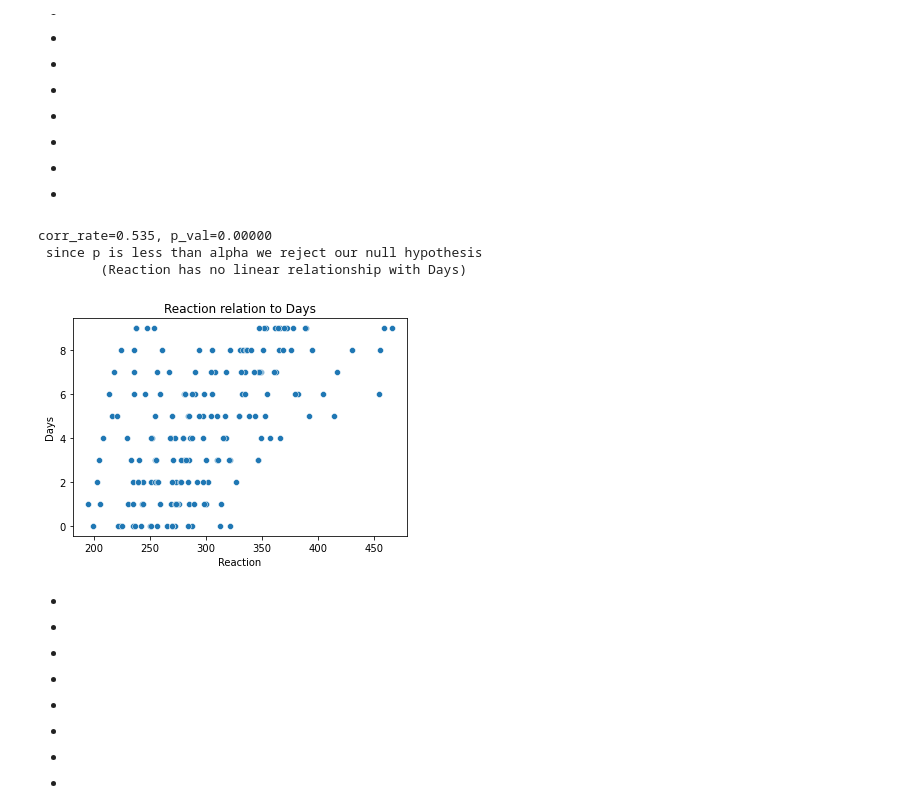
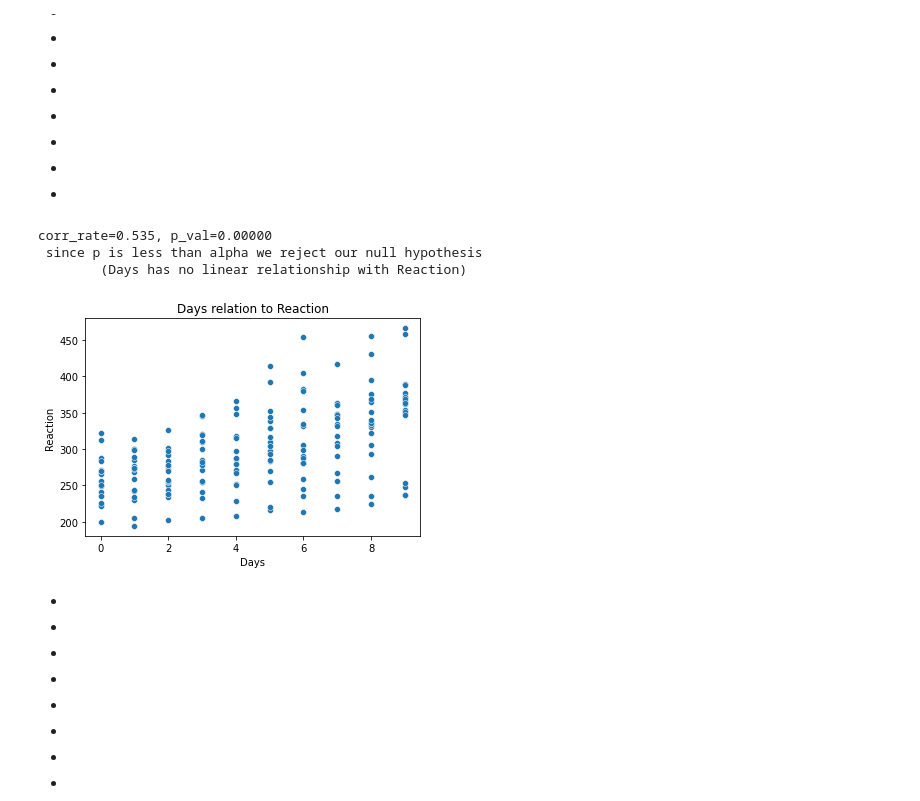
Before and after one commit to geary-shenck/statistics-exercises, a Jupyter notebook: hypothesis_testing.ipynb, the cells around one changed output. Cells and saved outputs as stored; diff of their text form; code cells hidden in the pictures.

```diff
--- a/hypothesis_testing.ipynb
+++ b/hypothesis_testing.ipynb
@@ -347,6 +347,8 @@ corr_var2 = telco_df.MonthlyCharges
 H0 = (f"{corr_var1.name} has no linear relationship with {corr_var2.name}")
 H1 = (f"{corr_var1.name} has a linear relationship with {corr_var2.name}")
 
+alpha = .05
+
 sns.scatterplot(data=telco_df,x=corr_var1,y=corr_var2).set(title=(f"{corr_var1.name} relation to {corr_var2.name}"))
 
 corr_rate,p_val = stats.pearsonr(corr_var1,corr_var2)
@@ -528,29 +541,29 @@ Conclusion: yes with correlation rate of 0.287
 # %%
 #Use the sleepstudy data.
 sleep_df = data("sleepstudy")
 sleep_df.Subject = ((sleep_df.Subject.astype(str) + " subject"))
 
 #Is there a relationship between days and reaction time?
 
-corr_var1 = sleep_df["Reaction"]
-corr_var2 = sleep_df["Days"]
+corr_var1 = sleep_df["Days"]
+corr_var2 = sleep_df["Reaction"]
 
 H0 = (f"{corr_var1.name} has no linear relationship with {corr_var2.name}")
 H1 = (f"{corr_var1.name} has a linear relationship with {corr_var2.name}")
 
 sns.scatterplot(data=sleep_df,x=corr_var1,y=corr_var2).set(title=(f"{corr_var1.name} relation to {corr_var2.name}"))
 
 corr_rate,p_val = stats.pearsonr(corr_var1,corr_var2)
 
 if p_val < alpha:
     print('corr_rate=%.3f, p_val=%.5f\n' % (corr_rate,p_val), f"since p is less than alpha we reject our null hypothesis \n\t({H0})")
 else:
     print('corr_rate=%.5f, p_val=%.5f\n' % (corr_rate,p_val), f"since p is greater than alpha we accept our null hypothesis \n\t({H0})")
 # %% [output]
 corr_rate=0.535, p_val=0.00000
  since p is less than alpha we reject our null hypothesis
-        (Reaction has no linear relationship with Days)
+        (Days has no linear relationship with Reaction)
-[figure, old version]
+[figure, new version]
 # %% [markdown]
 -
 -
```
Also changed, not shown: parts of 14 cells of this notebook.
